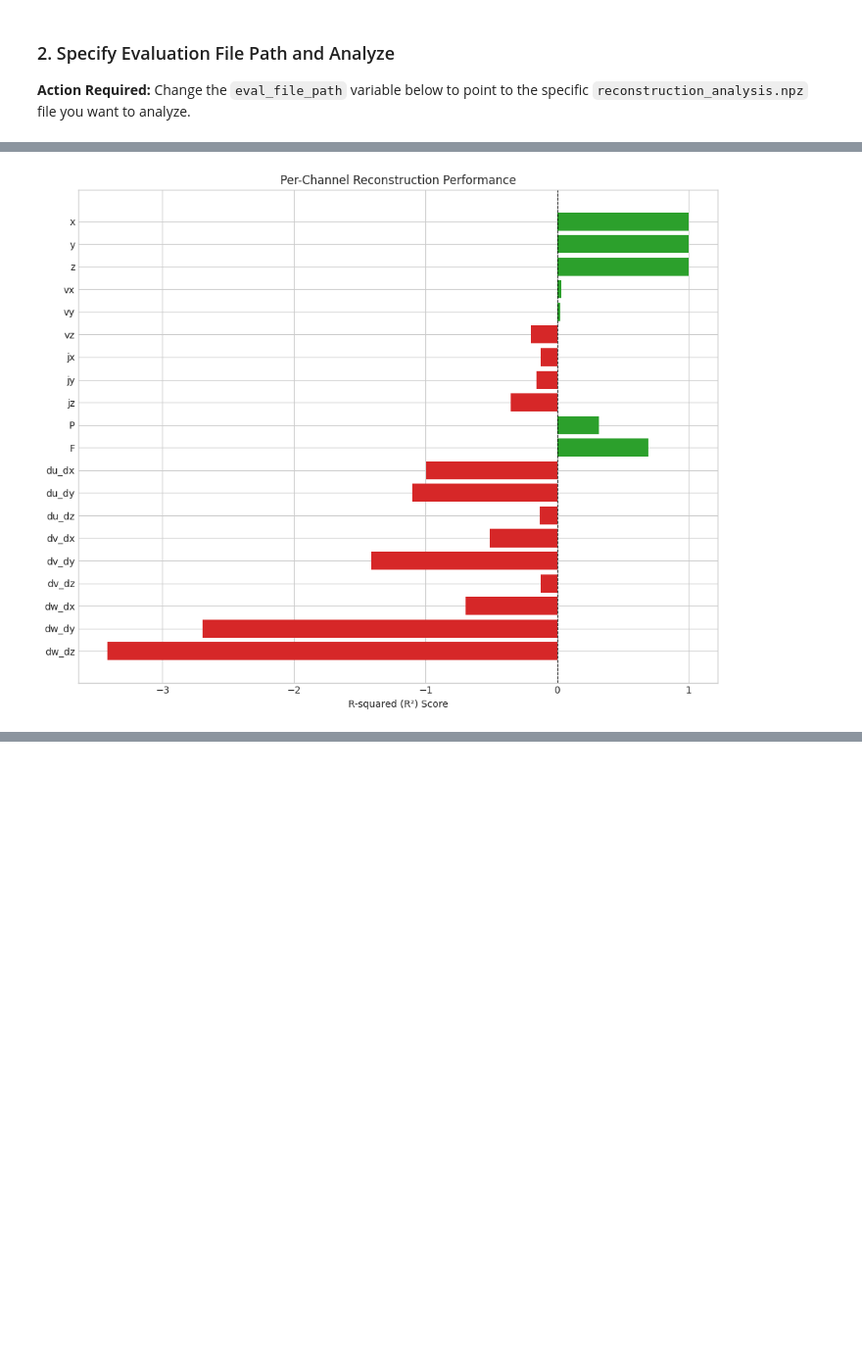
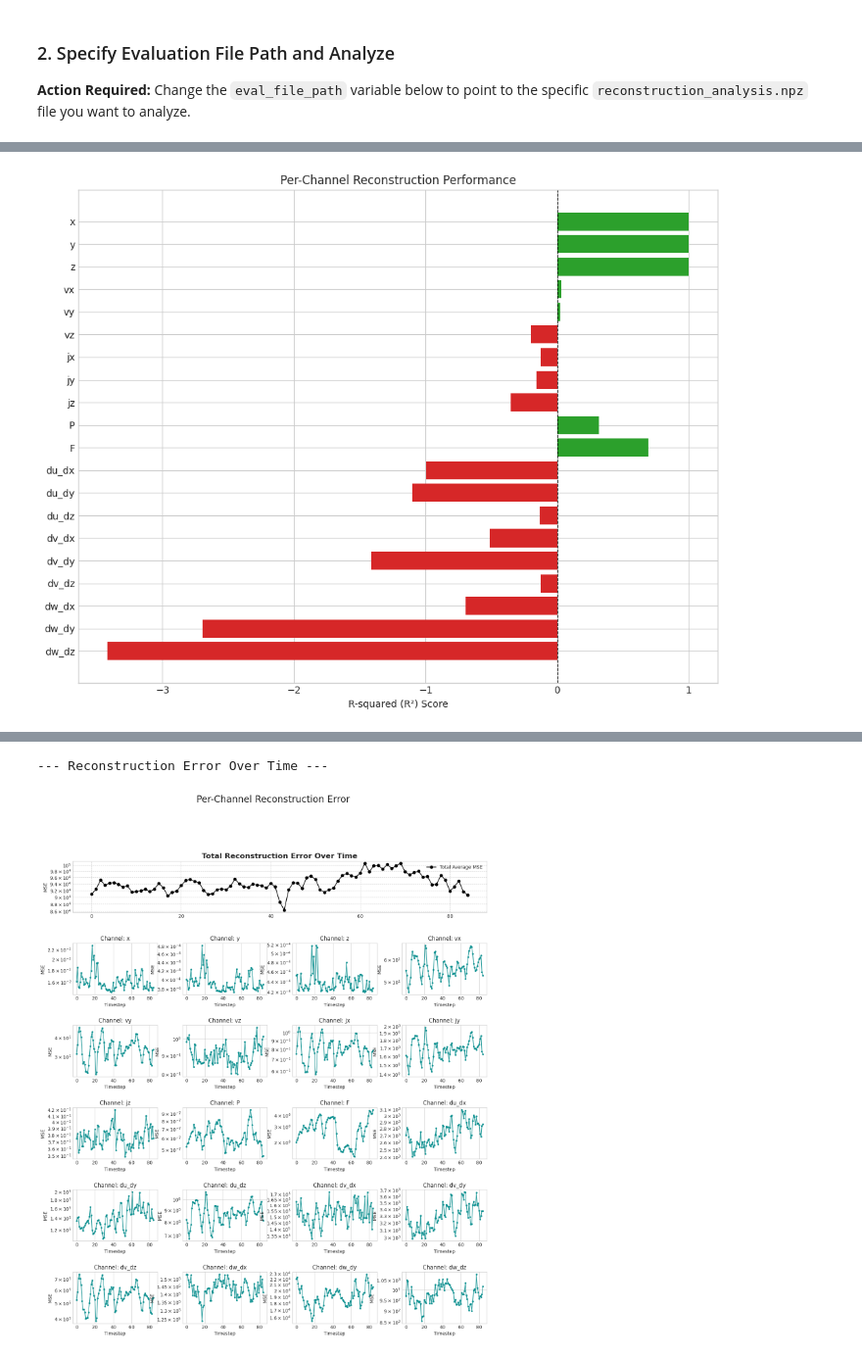
Before and after one commit to Jarato/mhd_surrogate_modelling, a Jupyter notebook: notebooks/analyze_reconstruction.ipynb, the cells around one changed output, grey strips where cells are left out. Shown at 98% size. Drawn from its saved outputs; the diff is of its cells as text; code cells hidden in the pictures; blank space fills up the shorter version.

```diff
--- a/notebooks/analyze_reconstruction.ipynb
+++ b/notebooks/analyze_reconstruction.ipynb
@@ -20,7 +20,7 @@ from mhd_surrogate_core.plot import plot_reconstruction_performance
 eval_file_path = Path("/raid/skowronek/eval/param_sweep_04_07_25/lr_1e-4_ld_1024_wr_1.0_wp_1.0_wl_10.0_we_0.1/reconstruction_analysis_train_val.npz")
 
 if eval_file_path.exists():
-    # --- THE FIX IS HERE (Part 2: Load and Display Overall Score) ---
+    # --- Load Summary Metrics ---
     with np.load(eval_file_path, allow_pickle=True) as data:
         channel_names = data['channel_names']
         r_squared_total = data['r_squared_total']
@@ -29,15 +29,12 @@ if eval_file_path.exists():
     print(f"--- RECONSTRUCTION SUMMARY ---")
     print(f"Overall R² Score: {r_squared_total:.4f}\n")
 
-    df = pd.DataFrame({
-        'Channel': channel_names,
-        'R_Squared': r_squared_per_channel
-    })
-    print("Per-Channel R² Scores:")
-    display(df)
+    # --- Generate Plots ---
+    print("\n--- Average Reconstruction Performance (R²) ---")
+    plot_reconstruction_performance(eval_file_path)
 
-    # --- Generate the Plot ---
-    plot_reconstruction_performance(eval_file_path)
+    print("\n--- Reconstruction Error Over Time ---")
+    plot_reconstruction_error_over_time(eval_file_path)
 else:
     print(f"ERROR: Error file not found at {eval_file_path}")
     print("Please run evaluate_reconstruction.py first and/or update the path.")
@@ -67,0 +50,2 @@ Per-Channel R² Scores:
+--- Reconstruction Error Over Time ---
+[figure, added]
```
Also changed, not shown: parts of 3 cells of this notebook, 2 other files.
